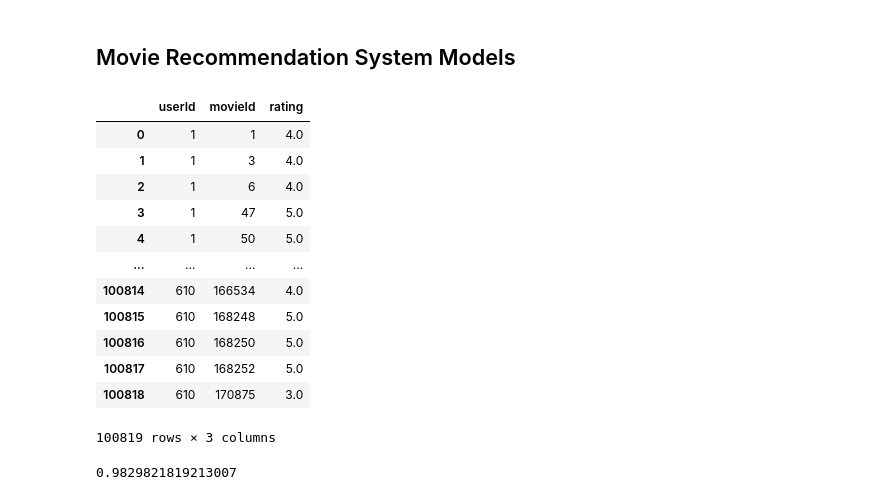
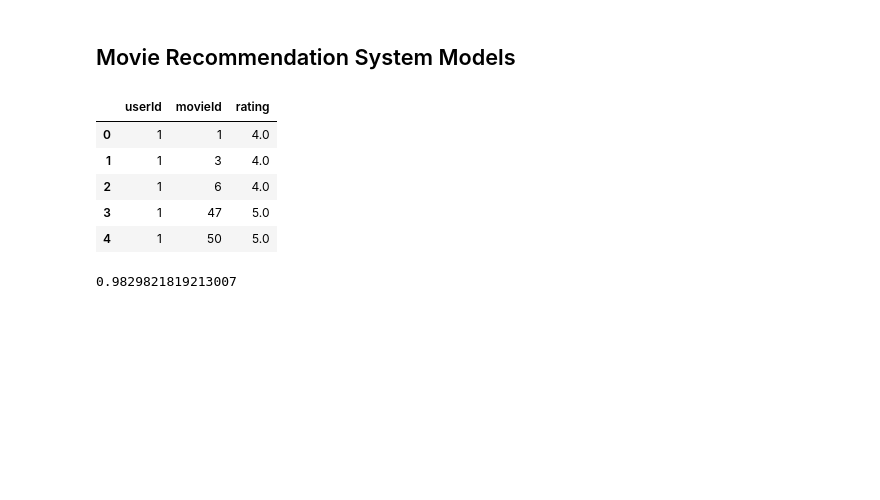
Before and after one commit to adinas94/MovieLens-Recommendation-System, a Jupyter notebook: Data/Modeling - Adina .ipynb, the cells around one changed output. Cells and saved outputs as stored; diff of their text form; code cells hidden in the pictures; blank space fills up the shorter version.

```diff
--- a/Data/Modeling - Adina .ipynb
+++ b/Data/Modeling - Adina .ipynb
@@ -14,21 +14,14 @@ from surprise.model_selection import cross_validate, train_test_split, GridSearc
 df = pd.read_csv('cleaneddata', index_col=False)
 df2 = df[['userId', 'movieId', 'rating']]
 # %%
-df2
+df2.head()
 # %% [output]
 |  | userId | movieId | rating |
 | 0 | 1 | 1 | 4.0 |
 | 1 | 1 | 3 | 4.0 |
 | 2 | 1 | 6 | 4.0 |
 | 3 | 1 | 47 | 5.0 |
 | 4 | 1 | 50 | 5.0 |
-| ... | ... | ... | ... |
-| 100814 | 610 | 166534 | 4.0 |
-| 100815 | 610 | 168248 | 5.0 |
-| 100816 | 610 | 168250 | 5.0 |
-| 100817 | 610 | 168252 | 5.0 |
-| 100818 | 610 | 170875 | 3.0 |
-100819 rows × 3 columns
 # %%
 #Check sparsity of matrix
 numratings = len(df2['rating'])
```
Also changed, not shown: parts of 2 cells of this notebook.
